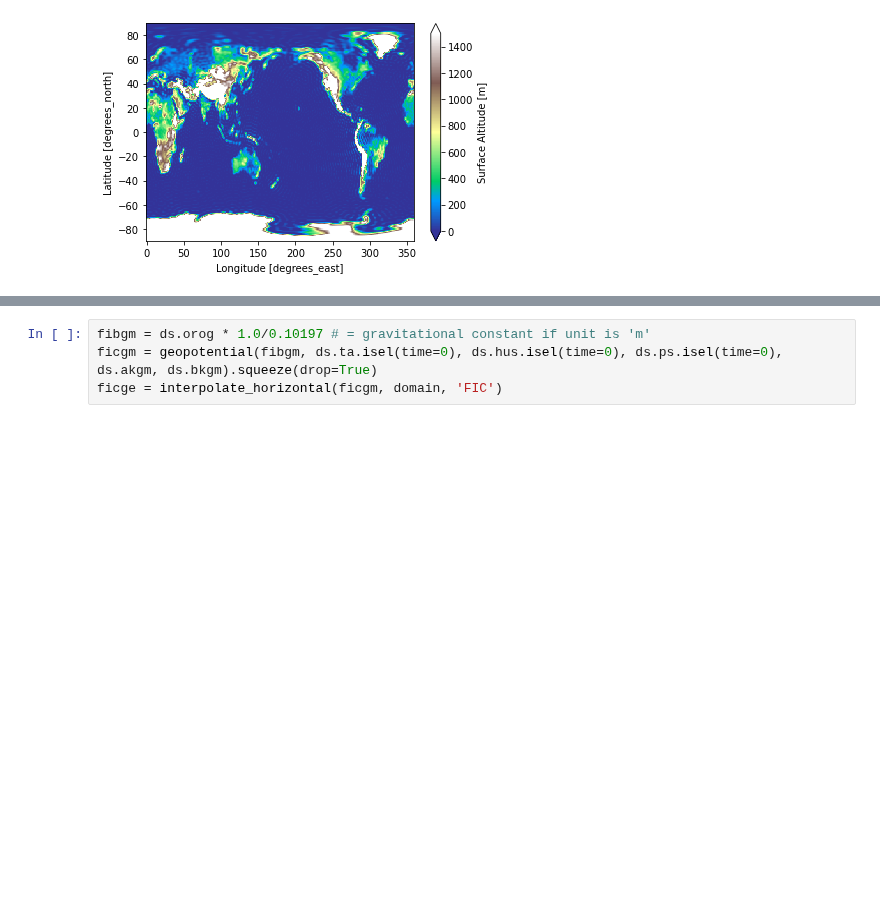
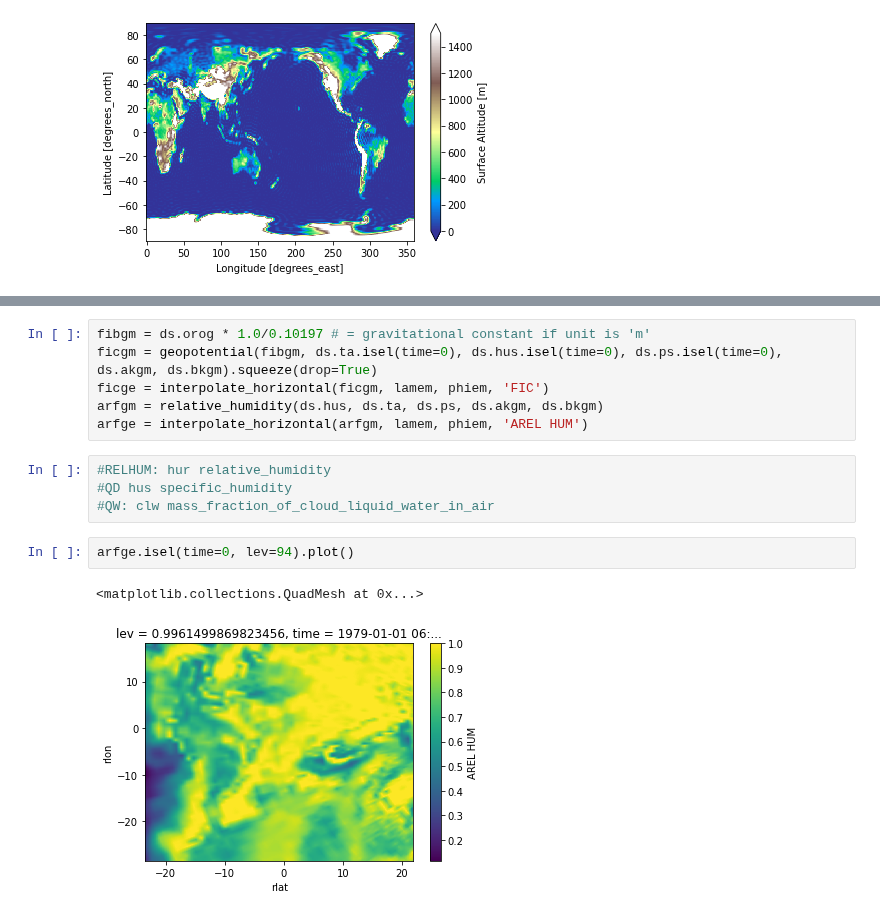
Before and after one commit to remo-rcm/pyremo, a Jupyter notebook: notebooks/preproc-dev.ipynb, the cells around one changed output, grey strips where cells are left out. Saved outputs shown, nothing was run; the diff lists cells and outputs as text; blank space fills up the shorter version.

```diff
--- a/notebooks/preproc-dev.ipynb
+++ b/notebooks/preproc-dev.ipynb
@@ -494,4 +654,15 @@ progress(psge_)
 # %%
 fibgm = ds.orog * 1.0/0.10197 # = gravitational constant if unit is 'm'
 ficgm = geopotential(fibgm, ds.ta.isel(time=0), ds.hus.isel(time=0), ds.ps.isel(time=0), ds.akgm, ds.bkgm).squeeze(drop=True)
-ficge = interpolate_horizontal(ficgm, domain, 'FIC')
+ficge = interpolate_horizontal(ficgm, lamem, phiem, 'FIC')
+arfgm = relative_humidity(ds.hus, ds.ta, ds.ps, ds.akgm, ds.bkgm)
+arfge = interpolate_horizontal(arfgm, lamem, phiem, 'AREL HUM')
+# %%
+#RELHUM: hur relative_humidity
+#QD hus specific_humidity
+#QW: clw mass_fraction_of_cloud_liquid_water_in_air
+# %%
+arfge.isel(time=0, lev=94).plot()
+# %% [output]
+<matplotlib.collections.QuadMesh at 0x...>
+[figure, added]
```
Also changed, not shown: parts of 21 cells of this notebook.
